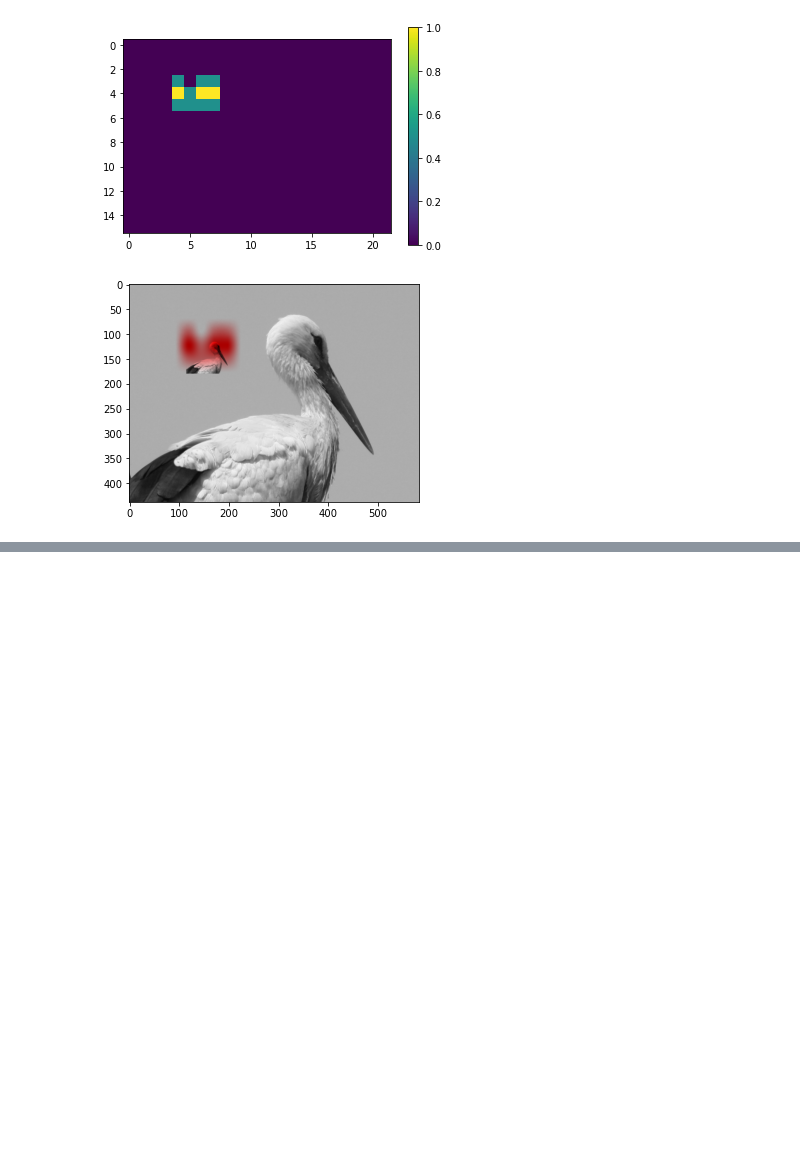
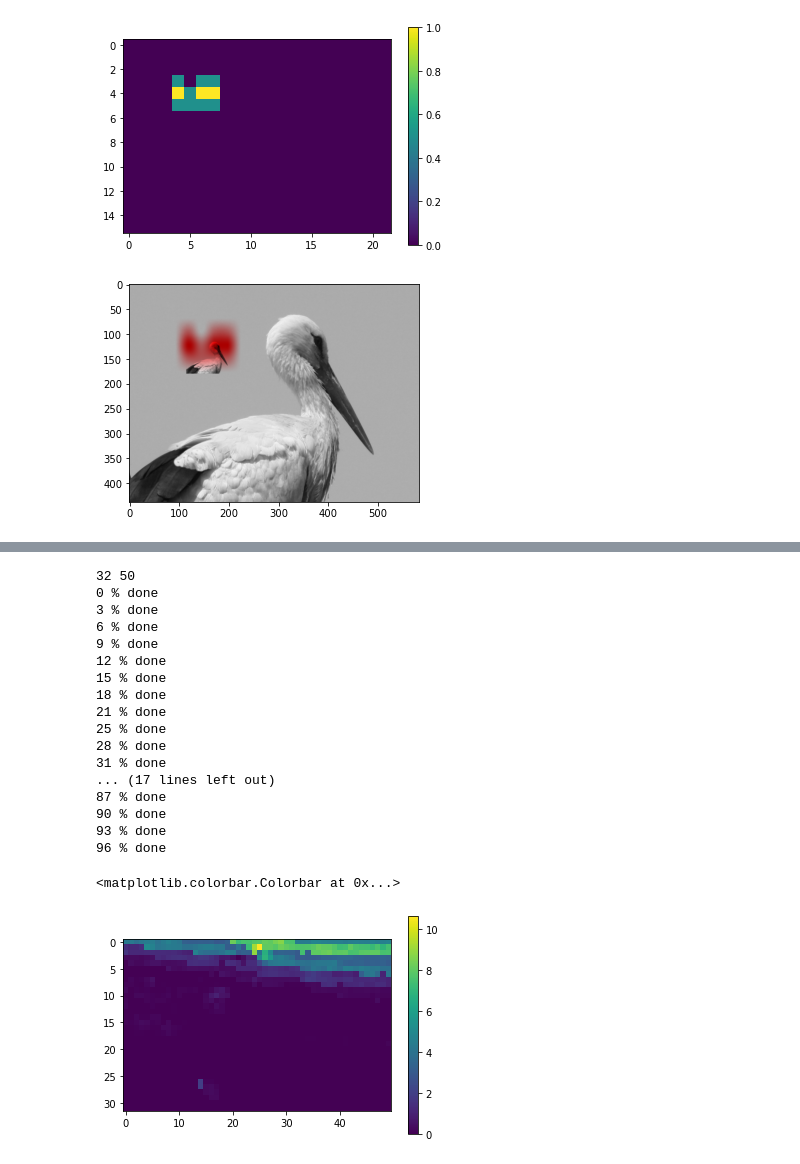
Before and after one commit to nissmar/ForgeryDetection, a Jupyter notebook: noise_estimation.ipynb, the cells around one changed output, grey strips where cells are left out. Saved outputs shown, nothing was run; the diff lists cells and outputs as text; code cells hidden in the pictures; blank space fills up the shorter version.

```diff
--- a/noise_estimation.ipynb
+++ b/noise_estimation.ipynb
@@ -300,0 +359,13 @@ plt.imsave('ret2.jpg',show_heat_map(im,L2))
+# %%
+# im = np.array(Image.open("forged_images/cyg.png"))
+# im = np.array(im).mean(axis=2) # convert to bw
+# bins = find_noise_hist(im, f_var=0.005, stride=1, n_bins=50)
+
+im = np.array(Image.open("forged_images/beach_eagle2.jpg"))
+im = np.array(im).mean(axis=2) # convert to bw
+bins = find_noise_hist(im, f_var=0.005, stride=1, n_bins=50)
+# %%
+def bin_smoothing(bins,k):
+    nbins = [0 for i in range(k//2-1)] + bins + [0 for i in range(k//2)]
+    return sliding_mean(nbins,k)
+sbins =  bin_smoothing(bins,10)
@@ -300,0 +387,54 @@ plt.imsave('ret2.jpg',show_heat_map(im,L2))
+# %%
+def histogram_score(bins,bins_ref):
+    c=0
+    m=0
+    for i in range(len(bins)):
+        if bins[i]!=0:
+            diff = bins[i]-bins_ref[i]
+            if diff<0:
+                c+= (diff)**2
+            m+=1
+    if m==0:
+        return 0
+    return c
+
+def find_patch_hist(img, bins_ref, patch_size=128):
+    n,m = img.shape
+    step =  int(patch_size*0.5)
+    new_n = int(n/step)-1
+    new_m = int(m/step)-1
+    print(new_n,new_m)
+
+    percent_wrong = np.zeros((new_n,new_m))
+
+    for i in range(0,n-patch_size,step):
+        print( int(100*i/(n-patch_size)), "% done" )
+        for j in range(0,m-patch_size, step):
+            bins = find_noise_hist(img[i:i+patch_size,j:j+patch_size], n_bins=len(bins_ref), f_var=0.1)
+            percent_wrong[i//step,j//step]=histogram_score(bins,bins_ref)
+    return percent_wrong
+
+
+L2 = find_patch_hist(im,sbins, patch_size=50)
+plt.imshow(L2)
+plt.colorbar()
+# %% [output]
+32 50
+0 % done
+3 % done
+6 % done
+9 % done
+12 % done
+15 % done
+18 % done
+21 % done
+25 % done
+28 % done
+31 % done
+... (17 lines left out)
+87 % done
+90 % done
+93 % done
+96 % done
+<matplotlib.colorbar.Colorbar at 0x...>
+[figure, added]
```
Also changed, not shown: parts of 13 cells of this notebook, 5 other files.
